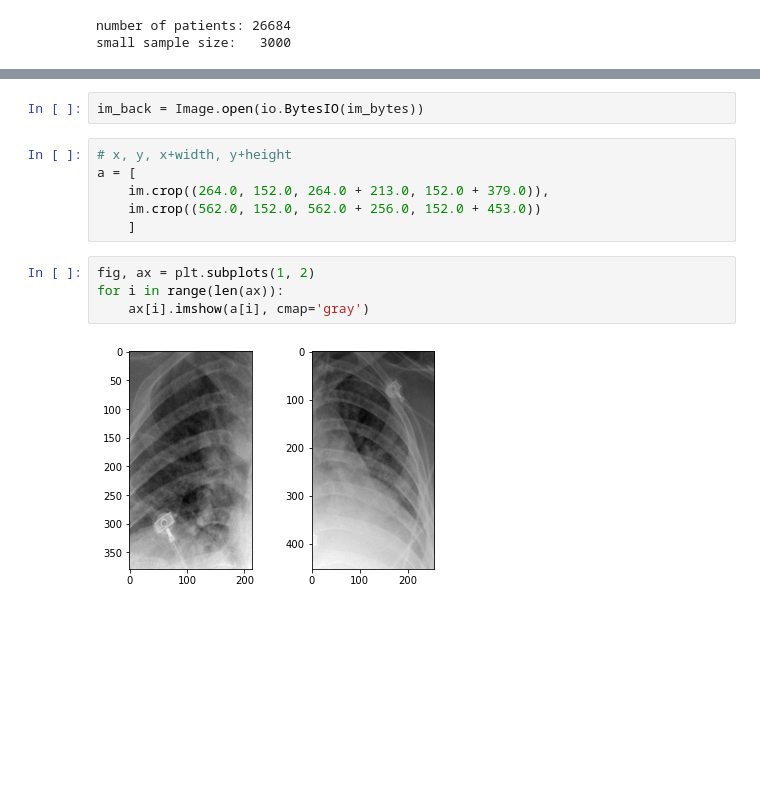
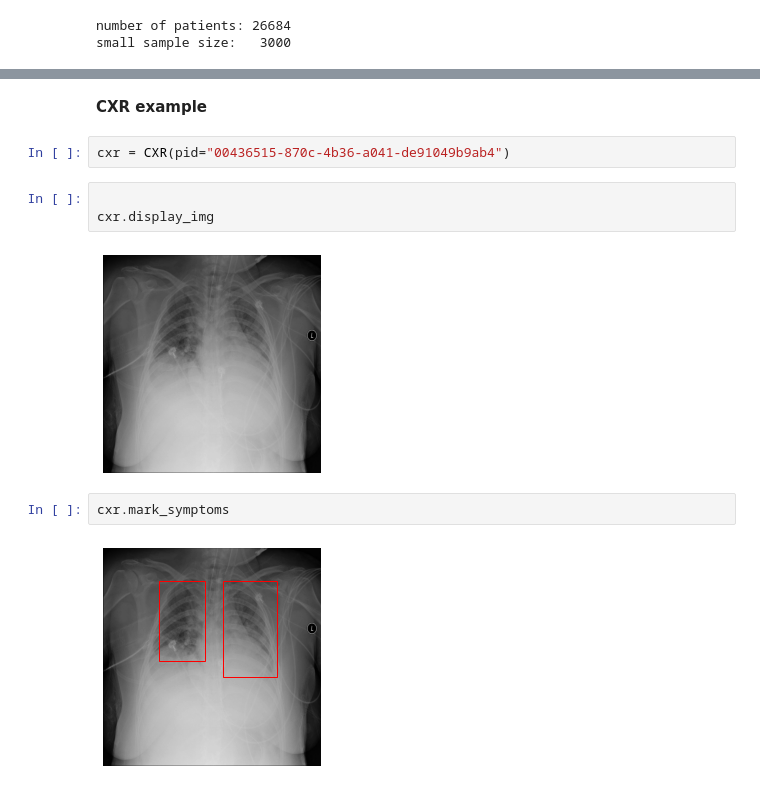
Before and after one commit to scotsun/pneumonia-analyzer, a Jupyter notebook: eda.ipynb, the cells around one changed output, grey strips where cells are left out. Saved outputs shown, nothing was run; the diff lists cells and outputs as text; blank space fills up the shorter version.

```diff
--- a/eda.ipynb
+++ b/eda.ipynb
@@ -84,14 +56,13 @@ im_bytes = img_to_bytes(img=im)
-# %%
-im_back = Image.open(io.BytesIO(im_bytes))
-# %%
-# x, y, x+width, y+height
-a = [
-	im.crop((264.0, 152.0, 264.0 + 213.0, 152.0 + 379.0)),
-	im.crop((562.0, 152.0, 562.0 + 256.0, 152.0 + 453.0))
-	]
-# %%
-fig, ax = plt.subplots(1, 2)
-for i in range(len(ax)):
-	ax[i].imshow(a[i], cmap='gray')
-# %% [output]
-[figure, removed]
+# %% [markdown]
+**CXR example**
+# %%
+cxr = CXR(pid="00436515-870c-4b36-a041-de91049b9ab4")
+# %%
+
+cxr.display_img
+# %% [output]
+[figure, added]
+# %%
+cxr.mark_symptoms
+# %% [output]
+[figure, added]
```
Also changed, not shown: parts of 7 cells of this notebook.
